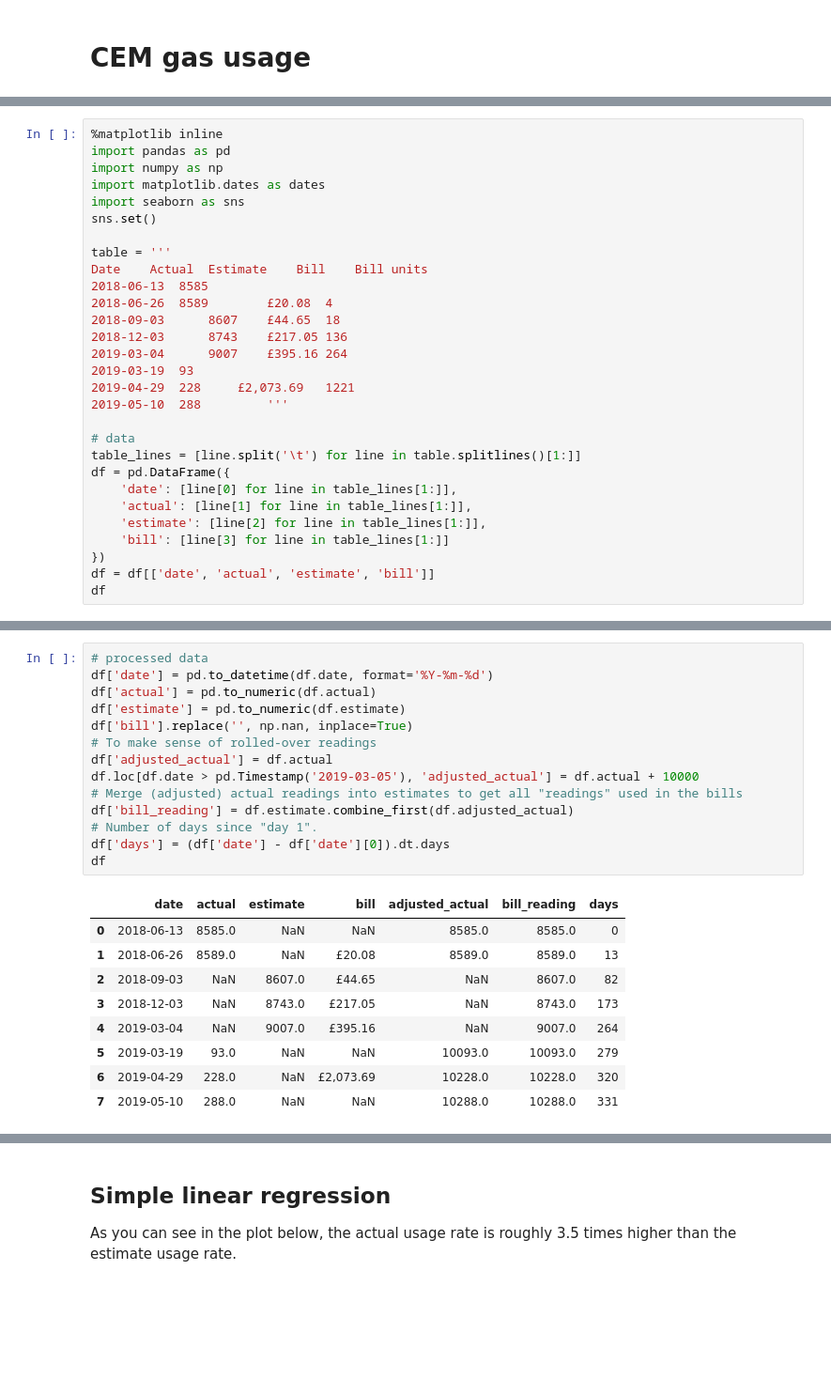
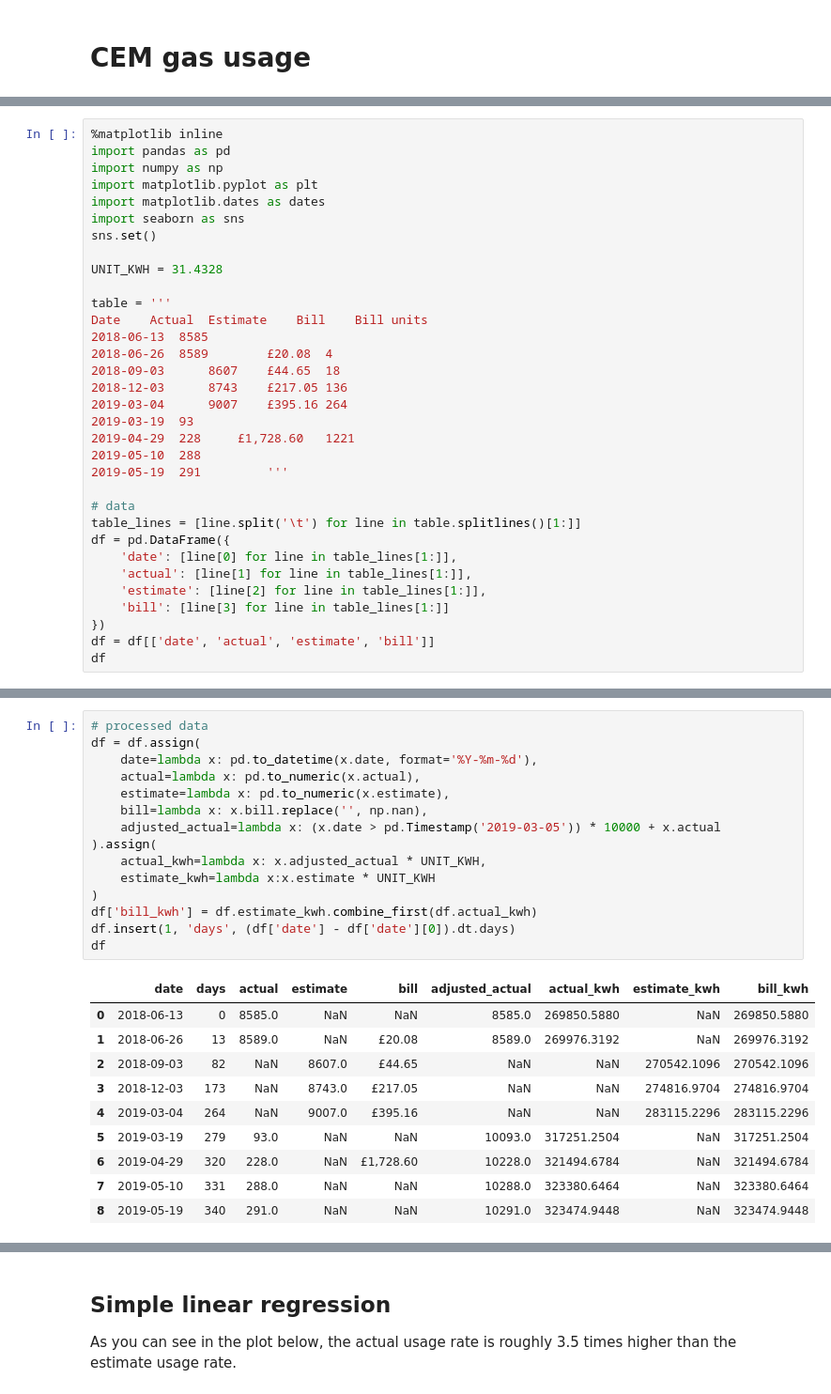
Before and after one commit to siongngiap/cem, a Jupyter notebook: cem_gas.ipynb, the cells around one changed output, grey strips where cells are left out. Shown at 94% size. Saved outputs shown, nothing was run; the diff lists cells and outputs as text; blank space fills up the shorter version.

```diff
--- a/cem_gas.ipynb
+++ b/cem_gas.ipynb
@@ -14,9 +22,12 @@ The data is shown below.
 %matplotlib inline
 import pandas as pd
 import numpy as np
+import matplotlib.pyplot as plt
 import matplotlib.dates as dates
 import seaborn as sns
 sns.set()
+
+UNIT_KWH = 31.4328
 
 table = '''
 Date	Actual	Estimate	Bill	Bill units
@@ -26,8 +37,9 @@ Date	Actual	Estimate	Bill	Bill units
 2018-12-03		8743	£217.05	136
 2019-03-04		9007	£395.16	264
 2019-03-19	93
-2019-04-29	228		£2,073.69	1221
-2019-05-10	288			'''
+2019-04-29	228		£1,728.60	1221
+2019-05-10	288
+2019-05-19	291			'''
 
 # data
 table_lines = [line.split('\t') for line in table.splitlines()[1:]]
@@ -61,28 +76,30 @@ The data is processed and three new columns are created to facilitate analysis:
 The processed data is shown below.
 # %%
 # processed data
-df['date'] = pd.to_datetime(df.date, format='%Y-%m-%d')
-df['actual'] = pd.to_numeric(df.actual)
-df['estimate'] = pd.to_numeric(df.estimate)
-df['bill'].replace('', np.nan, inplace=True)
-# To make sense of rolled-over readings
-df['adjusted_actual'] = df.actual
-df.loc[df.date > pd.Timestamp('2019-03-05'), 'adjusted_actual'] = df.actual + 10000
-# Merge (adjusted) actual readings into estimates to get all "readings" used in the bills
-df['bill_reading'] = df.estimate.combine_first(df.adjusted_actual)
-# Number of days since "day 1".
-df['days'] = (df['date'] - df['date'][0]).dt.days
+df = df.assign(
+    date=lambda x: pd.to_datetime(x.date, format='%Y-%m-%d'),
+    actual=lambda x: pd.to_numeric(x.actual),
+    estimate=lambda x: pd.to_numeric(x.estimate),
+    bill=lambda x: x.bill.replace('', np.nan),
+    adjusted_actual=lambda x: (x.date > pd.Timestamp('2019-03-05')) * 10000 + x.actual
+).assign(
+    actual_kwh=lambda x: x.adjusted_actual * UNIT_KWH,
+    estimate_kwh=lambda x:x.estimate * UNIT_KWH
+)
+df['bill_kwh'] = df.estimate_kwh.combine_first(df.actual_kwh)
+df.insert(1, 'days', (df['date'] - df['date'][0]).dt.days)
 df
 # %% [output]
-|  | date | actual | estimate | bill | adjusted_actual | bill_reading | days |
-| 0 | 2018-06-13 | 8585.0 | NaN | NaN | 8585.0 | 8585.0 | 0 |
-| 1 | 2018-06-26 | 8589.0 | NaN | £20.08 | 8589.0 | 8589.0 | 13 |
-| 2 | 2018-09-03 | NaN | 8607.0 | £44.65 | NaN | 8607.0 | 82 |
-| 3 | 2018-12-03 | NaN | 8743.0 | £217.05 | NaN | 8743.0 | 173 |
-| 4 | 2019-03-04 | NaN | 9007.0 | £395.16 | NaN | 9007.0 | 264 |
-| 5 | 2019-03-19 | 93.0 | NaN | NaN | 10093.0 | 10093.0 | 279 |
-| 6 | 2019-04-29 | 228.0 | NaN | £2,073.69 | 10228.0 | 10228.0 | 320 |
-| 7 | 2019-05-10 | 288.0 | NaN | NaN | 10288.0 | 10288.0 | 331 |
+|  | date | days | actual | estimate | bill | adjusted_actual | actual_kwh | estimate_kwh | bill_kwh |
+| 0 | 2018-06-13 | 0 | 8585.0 | NaN | NaN | 8585.0 | 269850.5880 | NaN | 269850.5880 |
+| 1 | 2018-06-26 | 13 | 8589.0 | NaN | £20.08 | 8589.0 | 269976.3192 | NaN | 269976.3192 |
+| 2 | 2018-09-03 | 82 | NaN | 8607.0 | £44.65 | NaN | NaN | 270542.1096 | 270542.1096 |
+| 3 | 2018-12-03 | 173 | NaN | 8743.0 | £217.05 | NaN | NaN | 274816.9704 | 274816.9704 |
+| 4 | 2019-03-04 | 264 | NaN | 9007.0 | £395.16 | NaN | NaN | 283115.2296 | 283115.2296 |
+| 5 | 2019-03-19 | 279 | 93.0 | NaN | NaN | 10093.0 | 317251.2504 | NaN | 317251.2504 |
+| 6 | 2019-04-29 | 320 | 228.0 | NaN | £1,728.60 | 10228.0 | 321494.6784 | NaN | 321494.6784 |
+| 7 | 2019-05-10 | 331 | 288.0 | NaN | NaN | 10288.0 | 323380.6464 | NaN | 323380.6464 |
+| 8 | 2019-05-19 | 340 | 291.0 | NaN | NaN | 10291.0 | 323474.9448 | NaN | 323474.9448 |
 # %% [markdown]
 ## Usage Plot
 
```
Also changed, not shown: parts of 8 cells of this notebook.
